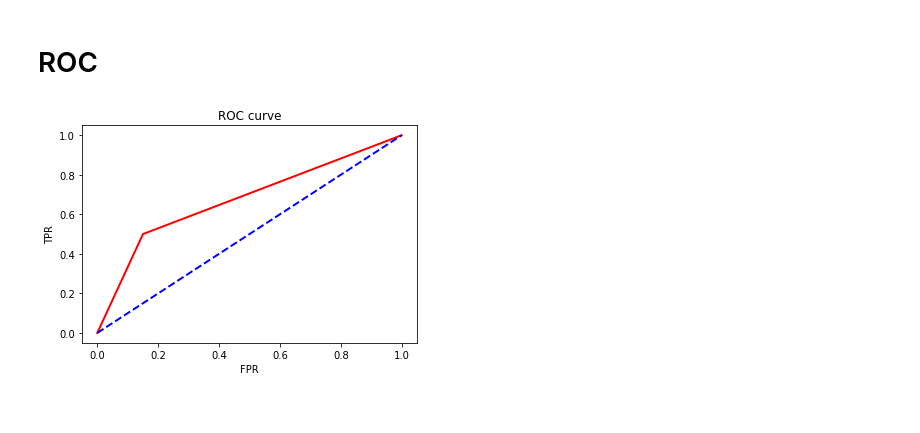
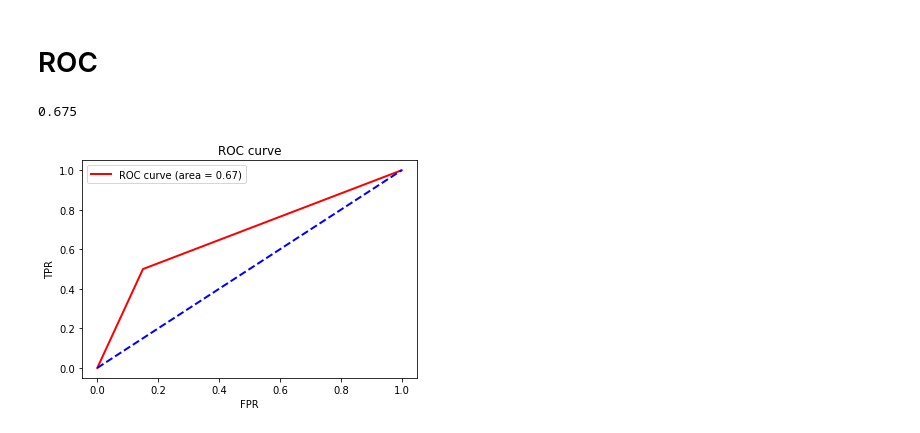
Before and after one commit to dart153/BENG-134, a Jupyter notebook: BENG 134 Final Project.ipynb, the cells around one changed output. Drawn from its saved outputs; the diff is of its cells as text; code cells hidden in the pictures.

Commit message:
added area under roc curve

```diff
--- a/BENG 134 Final Project.ipynb
+++ b/BENG 134 Final Project.ipynb
@@ -208,16 +208,19 @@ Average Accuracy of logistic regression classifier on test sets: 0.77
 # %%
 #ROC
 from sklearn.metrics import confusion_matrix, roc_curve, roc_auc_score
 fpr, tpr,_=roc_curve(logreg.predict(pd.concat(xtrainframes)),pd.concat(ytrainframes),drop_intermediate=False)
 plt.figure()
 plt.plot(fpr, tpr, color='red',
- lw=2, label='ROC curve')
+ lw=2,label='ROC curve (area = %0.2f)' % metrics.auc(fpr,tpr))
 ##Random FPR and TPR
 plt.plot([0, 1], [0, 1], color='blue', lw=2, linestyle='--')
+print(metrics.auc(fpr,tpr))
 ##Title and label
 plt.xlabel('FPR')
 plt.ylabel('TPR')
 plt.title('ROC curve')
+plt.legend()
 plt.show()
 # %% [output]
+0.675
-[figure, old version]
+[figure, new version]
```
